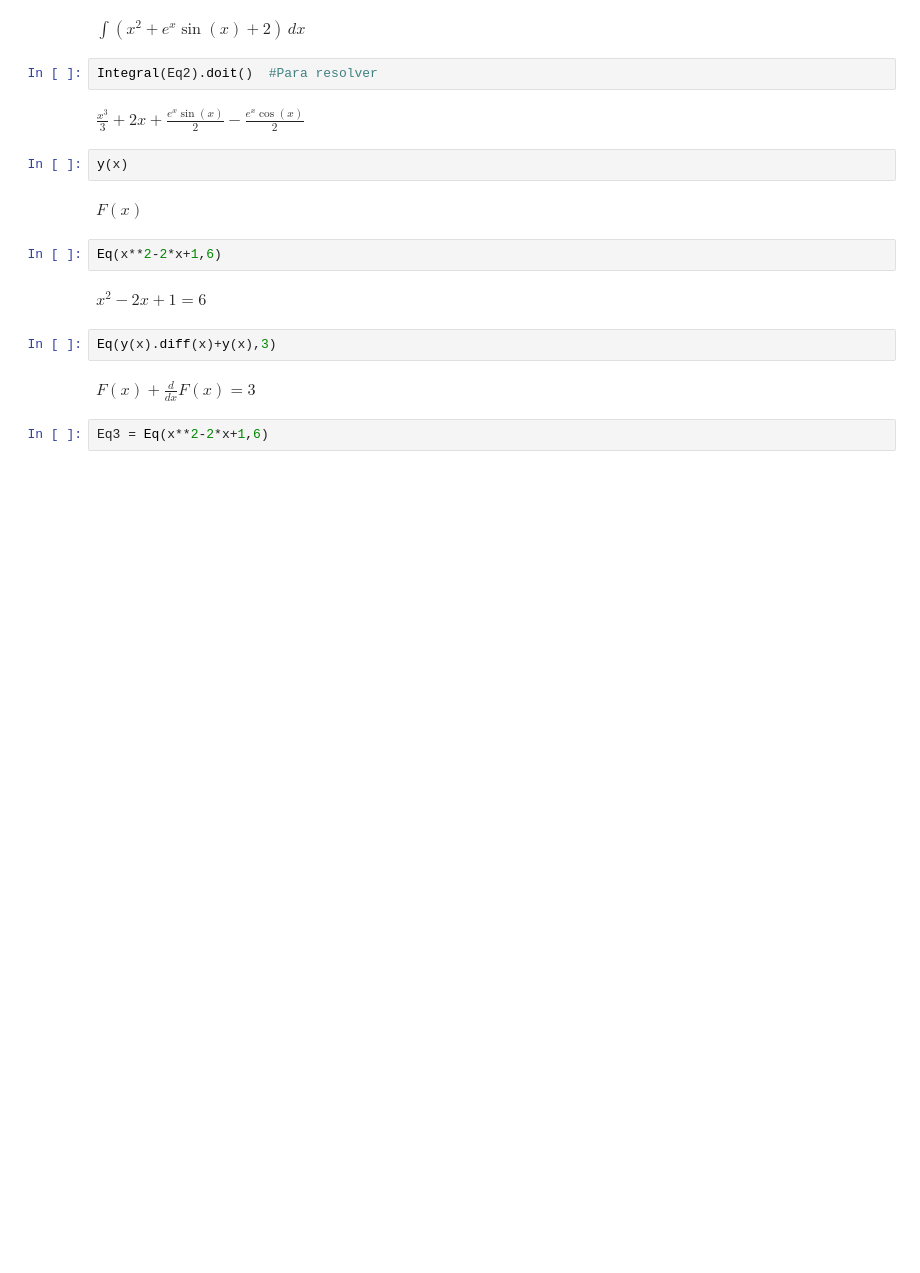
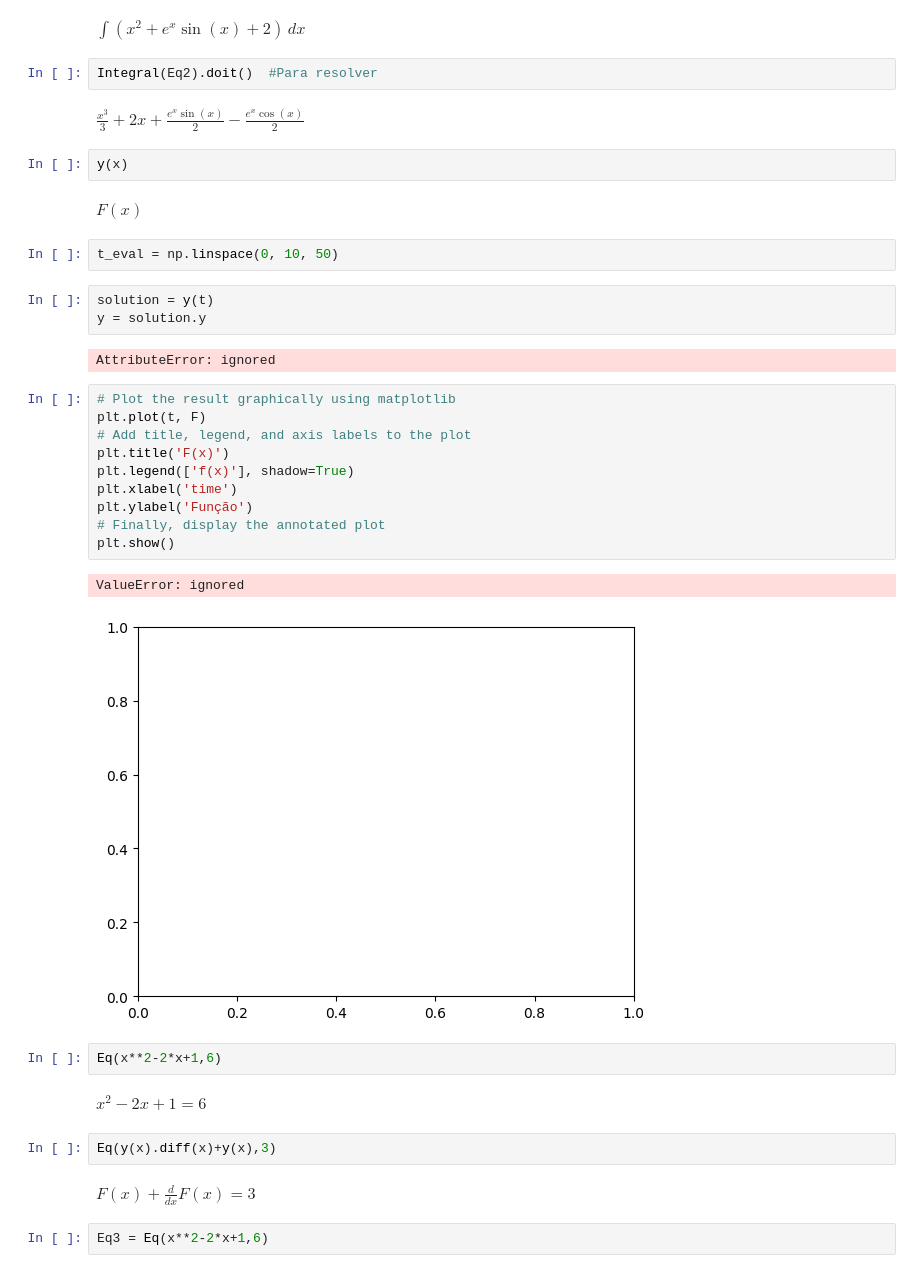
Before and after one commit to Felipe-Pinto/python_para_exatas, a Jupyter notebook: Cálculo com Sympy.ipynb, the cells around one changed output. Cells and saved outputs as stored; diff of their text form; blank space fills up the shorter version.

```diff
--- a/Cálculo com Sympy.ipynb
+++ b/Cálculo com Sympy.ipynb
@@ -56,6 +57,26 @@ $\displaystyle \frac{x^{3}}{3} + 2 x + \frac{e^{x} \sin{\left(x \right)}}{2} - \
 y(x)
 # %% [output]
 $\displaystyle F{\left(x \right)}$
+# %%
+t_eval = np.linspace(0, 10, 50)
+# %%
+solution = y(t)
+y = solution.y
+# %% [output]
+AttributeError: ignored
+# %%
+# Plot the result graphically using matplotlib
+plt.plot(t, F)
+# Add title, legend, and axis labels to the plot
+plt.title('F(x)')
+plt.legend(['f(x)'], shadow=True)
+plt.xlabel('time')
+plt.ylabel('Função')
+# Finally, display the annotated plot
+plt.show()
+# %% [output]
+ValueError: ignored
+[figure, added]
 # %%
 Eq(x**2-2*x+1,6)
 # %% [output]
```
Also changed, not shown: parts of 41 cells of this notebook.
